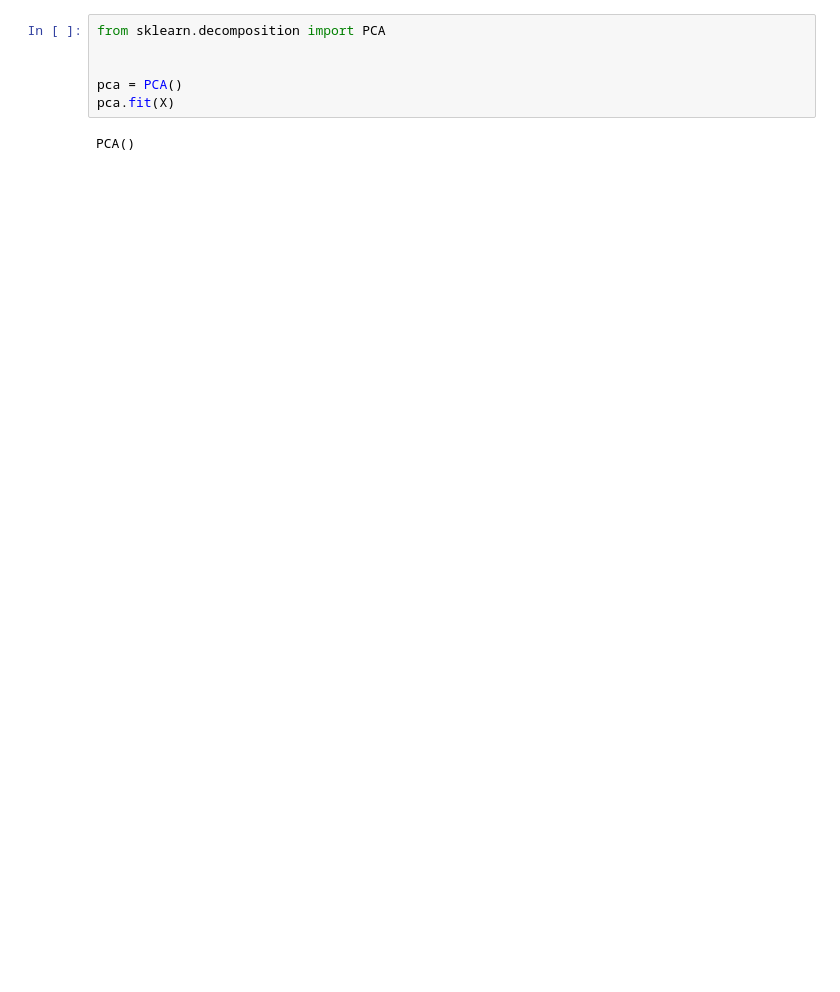
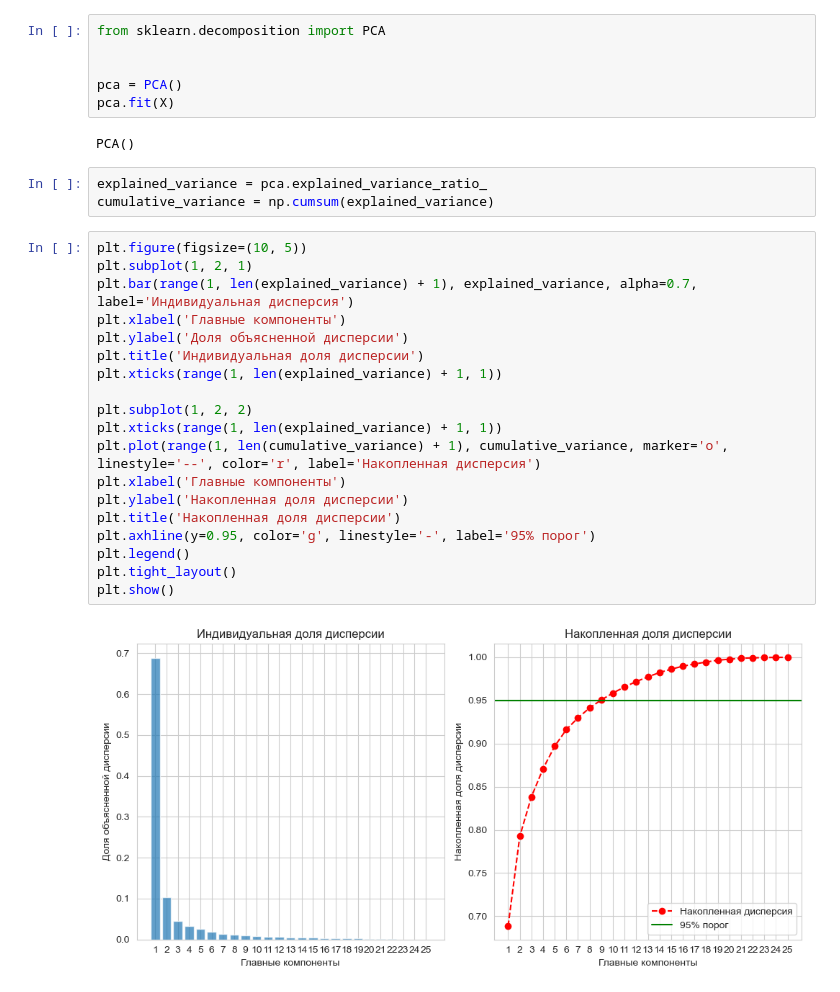
Before and after one commit to slaav1k/RSREU_MethodsML, a Jupyter notebook: sample2.ipynb, the cells around one changed output. Cells and saved outputs as stored; diff of their text form; blank space fills up the shorter version.

```diff
--- a/sample2.ipynb
+++ b/sample2.ipynb
@@ -962,3 +982,27 @@ pca = PCA()
 pca.fit(X)
 # %% [output]
 PCA()
+# %%
+explained_variance = pca.explained_variance_ratio_
+cumulative_variance = np.cumsum(explained_variance)
+# %%
+plt.figure(figsize=(10, 5))
+plt.subplot(1, 2, 1)
+plt.bar(range(1, len(explained_variance) + 1), explained_variance, alpha=0.7, label='Индивидуальная дисперсия')
+plt.xlabel('Главные компоненты')
+plt.ylabel('Доля объясненной дисперсии')
+plt.title('Индивидуальная доля дисперсии')
+plt.xticks(range(1, len(explained_variance) + 1, 1))
+
+plt.subplot(1, 2, 2)
+plt.xticks(range(1, len(explained_variance) + 1, 1))
+plt.plot(range(1, len(cumulative_variance) + 1), cumulative_variance, marker='o', linestyle='--', color='r', label='Накопленная дисперсия')
+plt.xlabel('Главные компоненты')
+plt.ylabel('Накопленная доля дисперсии')
+plt.title('Накопленная доля дисперсии')
+plt.axhline(y=0.95, color='g', linestyle='-', label='95% порог')
+plt.legend()
+plt.tight_layout()
+plt.show()
+# %% [output]
+[figure, added]
```
Also changed, not shown: parts of 22 cells of this notebook.
